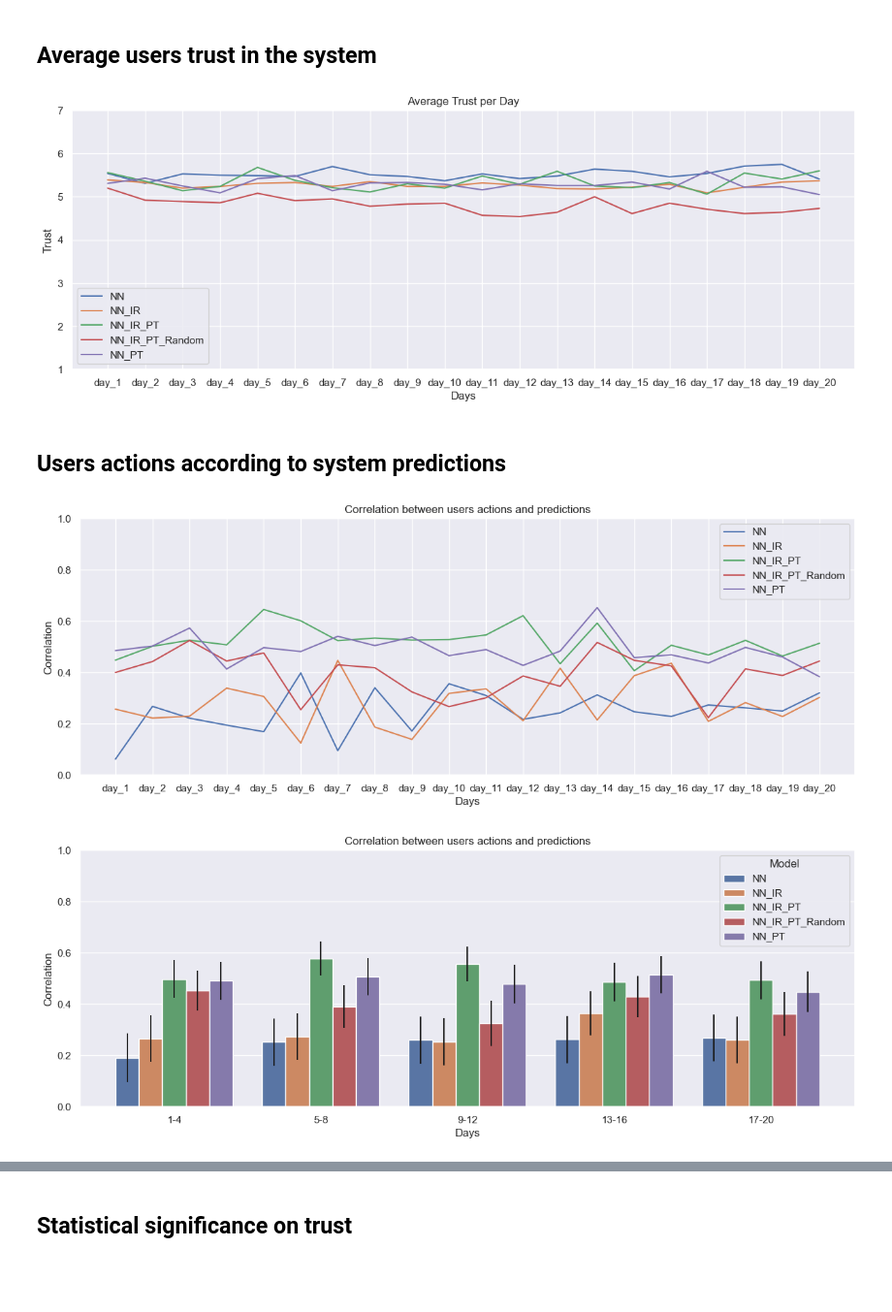
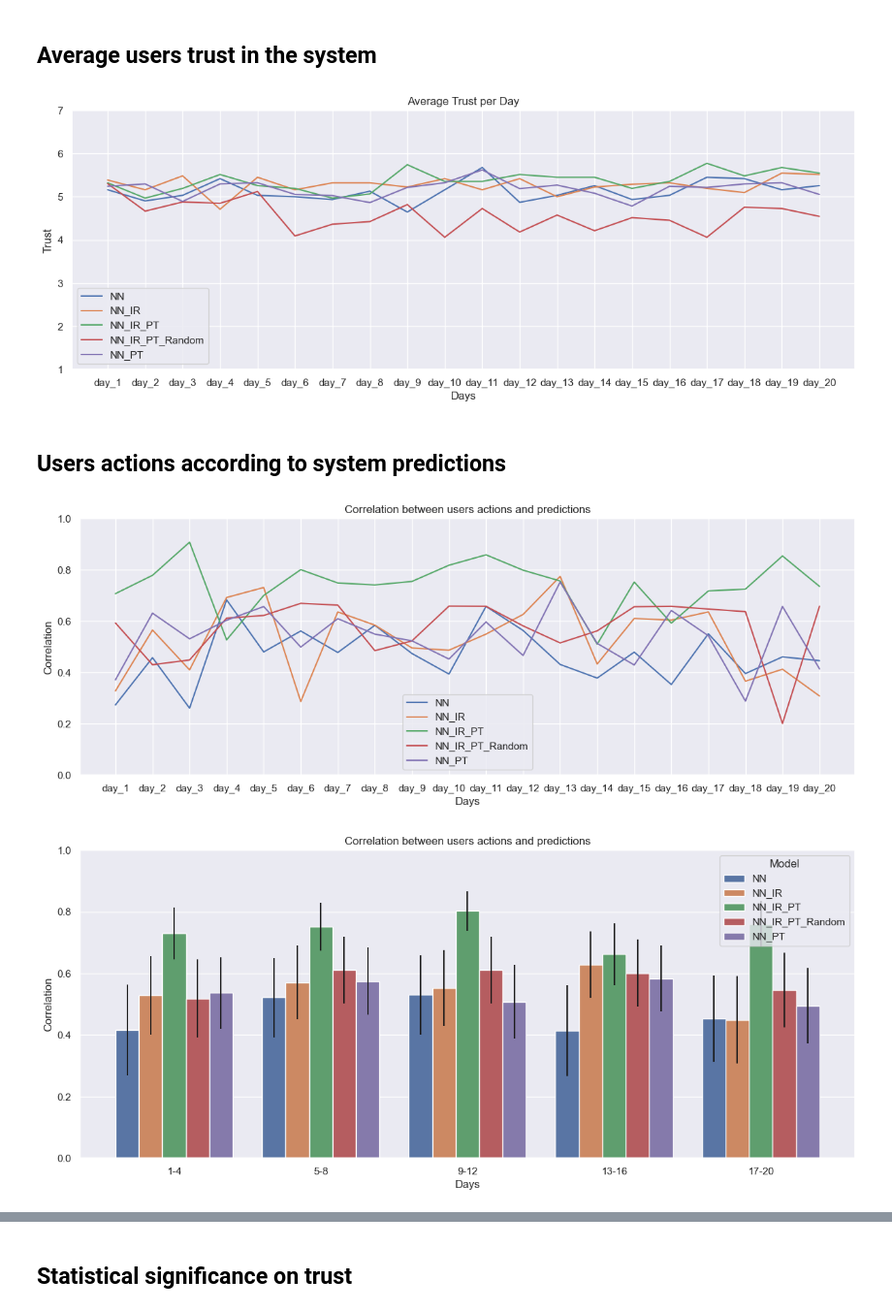
Before and after one commit to MeirNizri/How-Humans-React-to-Calibrated-Predictions, a Jupyter notebook: nn_models_analysis.ipynb, the cells around one changed output, grey strips where cells are left out. Shown: that part at 97% size. Cells and saved outputs as stored; diff of their text form; code cells hidden in the pictures; blank space fills up the shorter version.

Commit message:
survey with ransom selected models

```diff
--- a/nn_models_analysis.ipynb
+++ b/nn_models_analysis.ipynb
@@ -50,7 +49,11 @@ label_test = label_test.applymap(lambda x: map.get(x, -1))
 Get every model indexes
 # %%
 # get all unique models names in users that start with 'NN'
-models_names = [model for model in users['model_name'].unique() if model.startswith('NN')]
+all_models_names = users['model_name'].unique()
+
+print(all_models_names)
+all_models_names = all_models_names[~pd.isnull(all_models_names)]
+models_names = [model for model in all_models_names if model.startswith('NN')]
 model_names = models_names.sort()
 model_indexes = {}
 
@@ -70,7 +75,7 @@ for model in models_names:
 p.set(ylim=(1, 7), title='Average Trust per Day', ylabel='Trust', xlabel='Days')
 plt.show()
 # %% [output]
-[figure, old version]
+[figure, new version]
 # %% [markdown]
 ## Users actions according to system predictions
 # %%
@@ -84,7 +89,7 @@ for model in models_names:
 p.set(ylim=(0,1), title='Correlation between users actions and predictions', ylabel='Correlation', xlabel='Days')
 plt.show()
 # %% [output]
-[figure, old version]
+[figure, new version]
 # %%
 # calculate and plot correlation between model prediction and first_rate for each model
 df_corr_ci = pd.DataFrame({'Model': [], 'Correlation': [], 'CI Lower': [], 'CI Upper': [], 'Day': []})
@@ -95,34 +100,34 @@ grouped_days_names = ['1-4', '5-8', '9-12', '13-16', '17-20']
 
 for i, model in enumerate(models_names):
     preds_model = preds.loc[model_indexes[model]]
     grouped_preds_model = pd.DataFrame()
     for group in grouped_days:
         grouped_preds_model = pd.concat([grouped_preds_model, preds_model[group].apply(list, axis=1)], axis=1)
     grouped_preds_model.columns = grouped_days_names
     grouped_preds_model = grouped_preds_model.explode(grouped_days_names)
 
     first_rate_model = first_rate.loc[model_indexes[model]]
     grouped_first_rate_model = pd.DataFrame()
     for group in grouped_days:
         grouped_first_rate_model = pd.concat([grouped_first_rate_model, first_rate_model[group].apply(list, axis=1)], axis=1)
     grouped_first_rate_model.columns = grouped_days_names
     grouped_first_rate_model = grouped_first_rate_model.explode(grouped_days_names)
 
     correlations, ci_lower, ci_upper = calculate_corr_ci(grouped_preds_model, grouped_first_rate_model)
     new_rows = pd.DataFrame({'Correlation': correlations, 'CI Lower': ci_lower, 'CI Upper': ci_upper, 'Model': model, 'Day': grouped_preds_model.columns})
     df_corr_ci = pd.concat([df_corr_ci, new_rows], ignore_index=True)
 
 df_corr_ci['errorbar'] = (df_corr_ci['CI Upper'] - df_corr_ci['CI Lower'])/2
 
-plt.figure(figsize=(15, 5))
+plt.figure(figsize=(15, 6))
 ax = sns.barplot(data=df_corr_ci, x='Day', y='Correlation', hue='Model')#, errorbar=('ci', 0.9), edgecolor='black')
 x_coords = [p.get_x() + 0.5 * p.get_width() for p in ax.patches]
 y_coords = [p.get_height() for p in ax.patches]
 ax.errorbar(x=x_coords, y=y_coords, yerr=df_corr_ci['errorbar'], fmt="none", c="k")
 
 ax.set(ylim=(0, 1), title='Correlation between users actions and predictions', ylabel='Correlation', xlabel='Days')
 plt.show()
 # %% [output]
-[figure, old version]
+[figure, new version]
 # %% [markdown]
 ## Statistical significance on correlations
```
Also changed, not shown: parts of 21 cells of this notebook, 18 other files.
